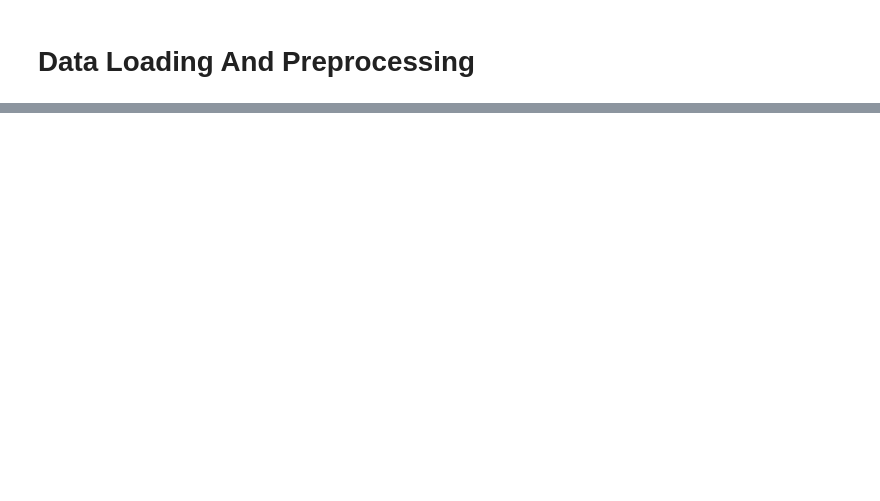
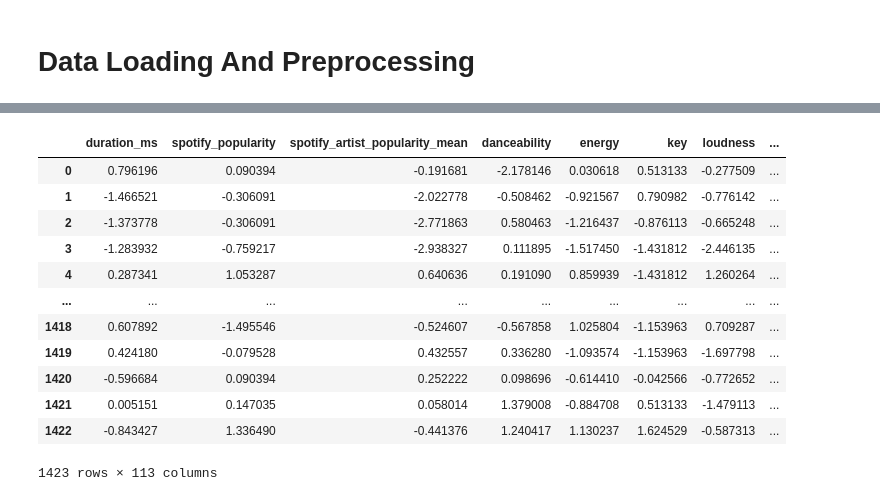
Before and after one commit to Santius0/comp-6940-project, a Jupyter notebook: notebooks/eda.ipynb, the cells around one changed output, grey strips where cells are left out. Saved outputs shown, nothing was run; the diff lists cells and outputs as text; code cells hidden in the pictures; blank space fills up the shorter version.

Commit message:
did feature engineering using the spotify audio analysis jsons

```diff
--- a/notebooks/eda.ipynb
+++ b/notebooks/eda.ipynb
@@ -40,7 +42,7 @@ spotify_df.drop(axis=1, inplace=True, labels=['spotify_name',
                                               'full_audio',
                                               'full_audio_duration_s'
                                               ])
-audio_analysis_df.drop(axis=1, inplace=True, labels=['name'])
+audio_analysis_df.drop(axis=1, inplace=True, labels=['name', 'tempo'])
 # %%
 songs_df = spotify_df.merge(audio_analysis_df, how='inner', on='billboard_name')
 songs_df
@@ -91,0 +157,7 @@ songs_df = pd.get_dummies(songs_df, prefix=['explicit'], columns=['explicit'])
+# %%
+aa = pd.DataFrame()
+for i in range(len(songs_df)):
+    aa = pd.concat([aa, spotify_audio_analysis("../data/spofity/audio_analysis/" + spotify_df['audio_analysis_file'].iloc[0])], axis=0)
+aa.reset_index(inplace=True)
+songs_df = pd.concat([songs_df, aa], axis=1)
+songs_df.drop(labels='index', axis=1, inplace=True)
@@ -200,9 +245,24 @@ pop_metrics.describe()
 # %%
 # data_df is whats going to be used for all
 data_df = songs_df.copy()
 song_billboard_names = data_df.pop('billboard_name')
 song_audio_analysis_files = data_df.pop('audio_analysis_file')
 data_df[data_df.columns] = StandardScaler().fit_transform(data_df)
+data_df
+# %% [output]
+|  | duration_ms | spotify_popularity | spotify_artist_popularity_mean | danceability | energy | key | loudness | ... |
+| 0 | 0.796196 | 0.090394 | -0.191681 | -2.178146 | 0.030618 | 0.513133 | -0.277509 | ... |
+| 1 | -1.466521 | -0.306091 | -2.022778 | -0.508462 | -0.921567 | 0.790982 | -0.776142 | ... |
+| 2 | -1.373778 | -0.306091 | -2.771863 | 0.580463 | -1.216437 | -0.876113 | -0.665248 | ... |
+| 3 | -1.283932 | -0.759217 | -2.938327 | 0.111895 | -1.517450 | -1.431812 | -2.446135 | ... |
+| 4 | 0.287341 | 1.053287 | 0.640636 | 0.191090 | 0.859939 | -1.431812 | 1.260264 | ... |
+| ... | ... | ... | ... | ... | ... | ... | ... | ... |
+| 1418 | 0.607892 | -1.495546 | -0.524607 | -0.567858 | 1.025804 | -1.153963 | 0.709287 | ... |
+| 1419 | 0.424180 | -0.079528 | 0.432557 | 0.336280 | -1.093574 | -1.153963 | -1.697798 | ... |
+| 1420 | -0.596684 | 0.090394 | 0.252222 | 0.098696 | -0.614410 | -0.042566 | -0.772652 | ... |
+| 1421 | 0.005151 | 0.147035 | 0.058014 | 1.379008 | -0.884708 | 0.513133 | -1.479113 | ... |
+| 1422 | -0.843427 | 1.336490 | -0.441376 | 1.240417 | 1.130237 | 1.624529 | -0.587313 | ... |
+1423 rows × 113 columns
 # %%
 # y_col = 'sensationality'
 # y = data_df.pop(y_col)
```
Also changed, not shown: parts of 16 cells of this notebook.
